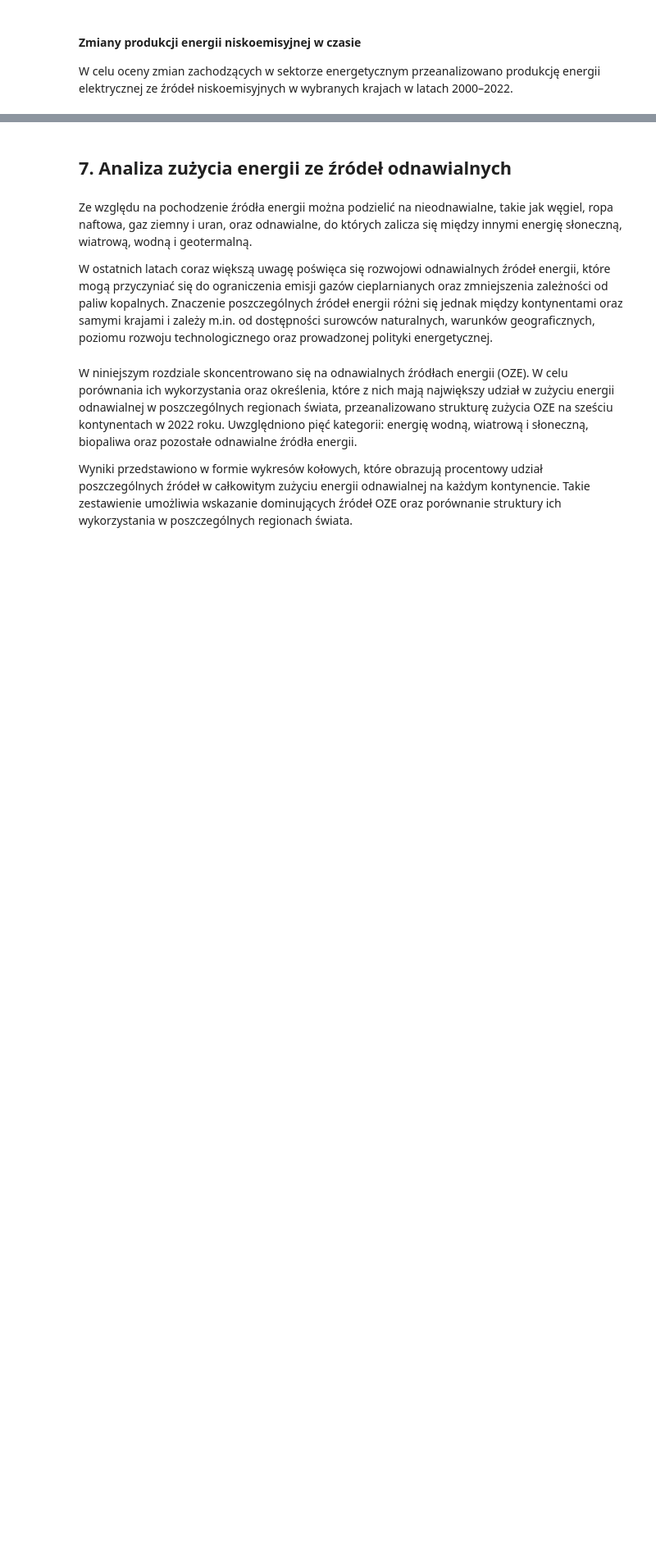
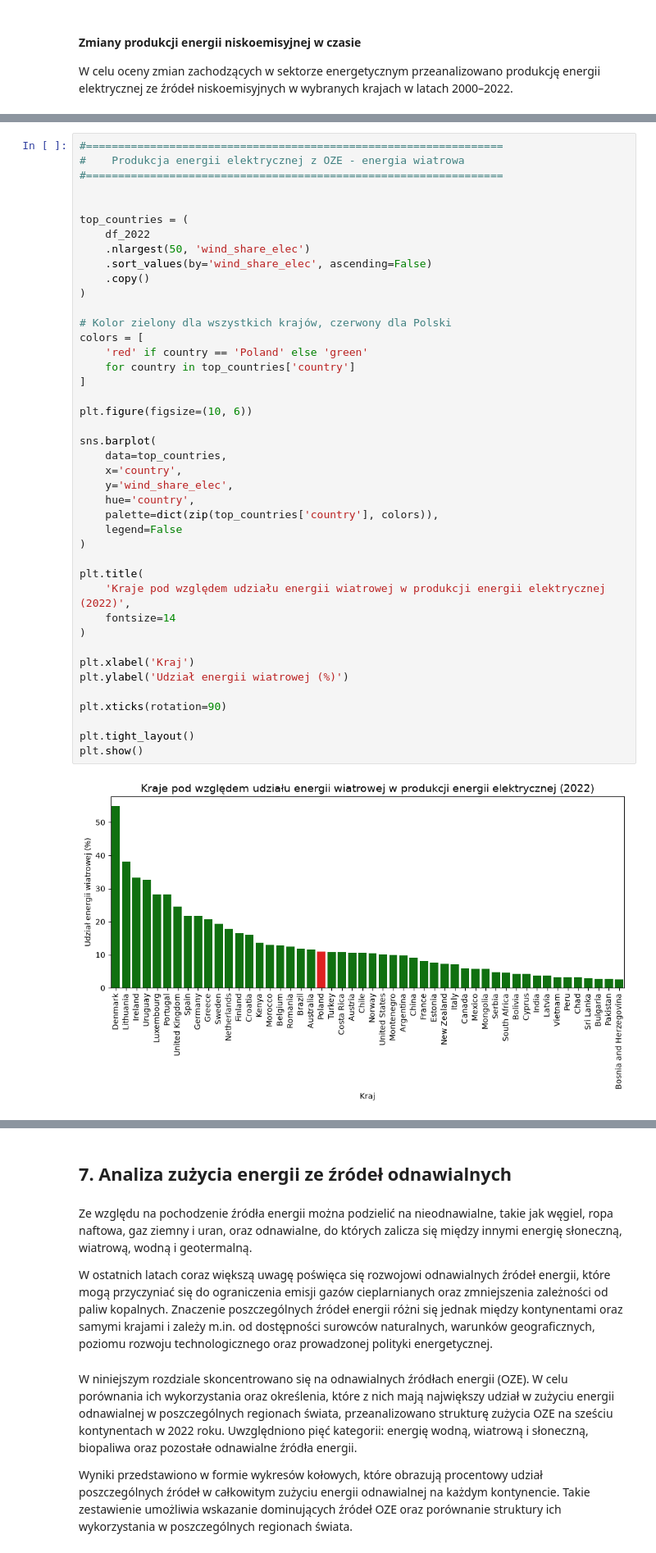
Before and after one commit to olaramota-beep/AWDP-projekt-do-oddania, a Jupyter notebook: Wstęp.ipynb, the cells around one changed output, grey strips where cells are left out. Shown at 82% size. Cells and saved outputs as stored; diff of their text form; blank space fills up the shorter version.

```diff
--- a/Wstęp.ipynb
+++ b/Wstęp.ipynb
@@ -1064,0 +1606,44 @@ Na podstawie wykresu można określić, które kraje odgrywają największą rol
+# %%
+#=================================================================
+#    Produkcja energii elektrycznej z OZE - energia wiatrowa
+#=================================================================
+
+
+top_countries = (
+    df_2022
+    .nlargest(50, 'wind_share_elec')
+    .sort_values(by='wind_share_elec', ascending=False)
+    .copy()
+)
+
+# Kolor zielony dla wszystkich krajów, czerwony dla Polski
+colors = [
+    'red' if country == 'Poland' else 'green'
+    for country in top_countries['country']
+]
+
+plt.figure(figsize=(10, 6))
+
+sns.barplot(
+    data=top_countries,
+    x='country',
+    y='wind_share_elec',
+    hue='country',
+    palette=dict(zip(top_countries['country'], colors)),
+    legend=False
+)
+
+plt.title(
+    'Kraje pod względem udziału energii wiatrowej w produkcji energii elektrycznej (2022)',
+    fontsize=14
+)
+
+plt.xlabel('Kraj')
+plt.ylabel('Udział energii wiatrowej (%)')
+
+plt.xticks(rotation=90)
+
+plt.tight_layout()
+plt.show()
+# %% [output]
+[figure, added]
```
Also changed, not shown: parts of 94 cells of this notebook.
